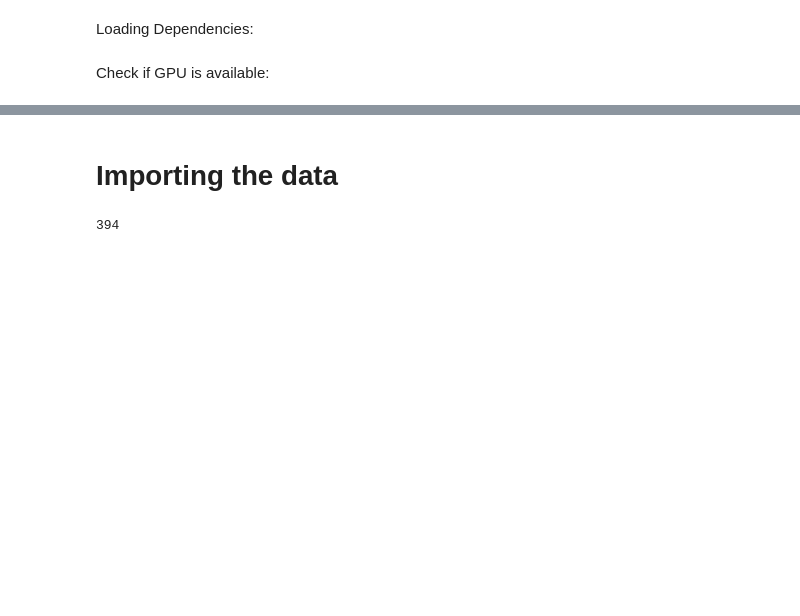
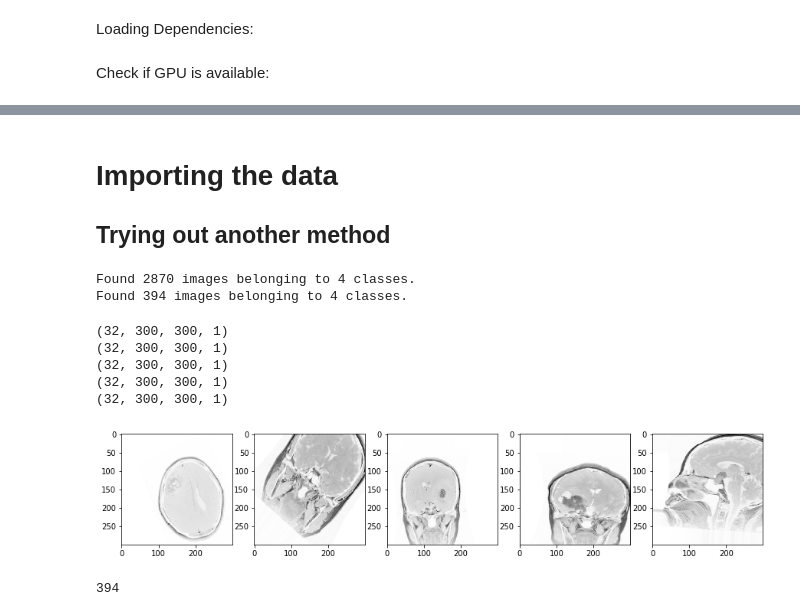
Before and after one commit to Felix-Blom/Brain-Tumor-Detection-Group-Project-DLIP, a Jupyter notebook: Brain Tumor Detection Notebook.ipynb, the cells around one changed output, grey strips where cells are left out. Drawn from its saved outputs; the diff is of its cells as text; code cells hidden in the pictures; blank space fills up the shorter version.

```diff
--- a/Brain Tumor Detection Notebook.ipynb
+++ b/Brain Tumor Detection Notebook.ipynb
@@ -38,2 +19,3 @@ xla_global_id: 416903419
 # %% [markdown]
 #  Importing the data
+## Trying out another method
@@ -40 +31,48 @@ xla_global_id: 416903419
+# %%
+# Augment training data
+train_datagen = ImageDataGenerator(
+      rescale=1./255,
+      rotation_range=40,
+      width_shift_range=0.2,
+      height_shift_range=0.2,
+      shear_range=0.2,
+      zoom_range=0.2,
+      horizontal_flip=True,
+      fill_mode='nearest')
+
+# No augmentation on the test data
+test_datagen = ImageDataGenerator(rescale=1./255)
+
+# Generate with flow from directory
+train_generator = train_datagen.flow_from_directory(
+        train_dir,
+        color_mode='grayscale',
+        target_size=(IMG_SIZE, IMG_SIZE),
+        batch_size=batch_size,
+        class_mode='sparse')
+
+# Generate with flow from directory
+test_generator = test_datagen.flow_from_directory(
+        test_dir,
+        color_mode='grayscale',
+        target_size=(IMG_SIZE, IMG_SIZE),
+        batch_size=batch_size,
+        class_mode='sparse')
+# %% [output]
+Found 2870 images belonging to 4 classes.
+Found 394 images belonging to 4 classes.
+# %%
+fig, axs = plt.subplots(1,5, figsize=(15, 6), facecolor='w', edgecolor='k')
+for i in range(5):
+    img, label = train_generator.next()
+    axs[i].imshow(img[0], cmap="Greys", interpolation='nearest')
+
+plt.show()
+# %% [output]
+(32, 300, 300, 1)
+(32, 300, 300, 1)
+(32, 300, 300, 1)
+(32, 300, 300, 1)
+(32, 300, 300, 1)
+[figure, added]
 # %%
```
Also changed, not shown: parts of 8 cells of this notebook.
